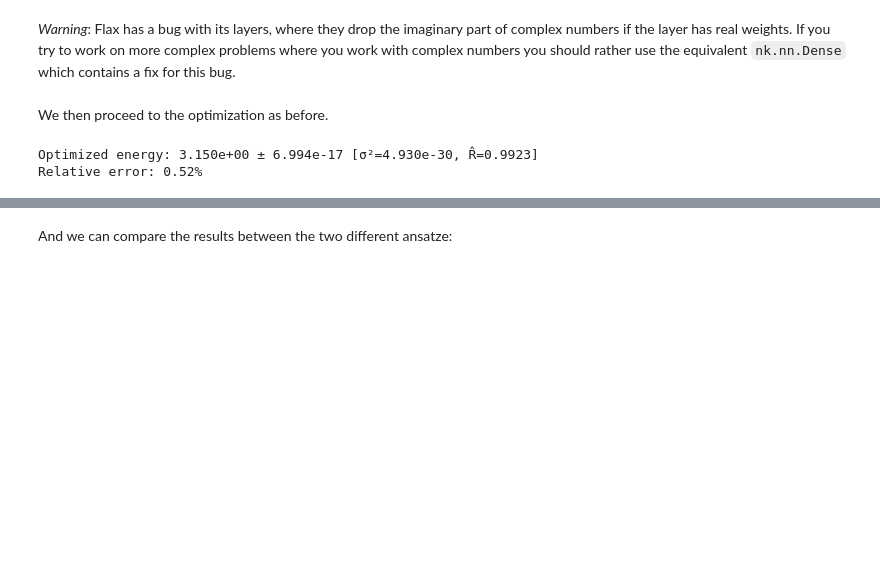
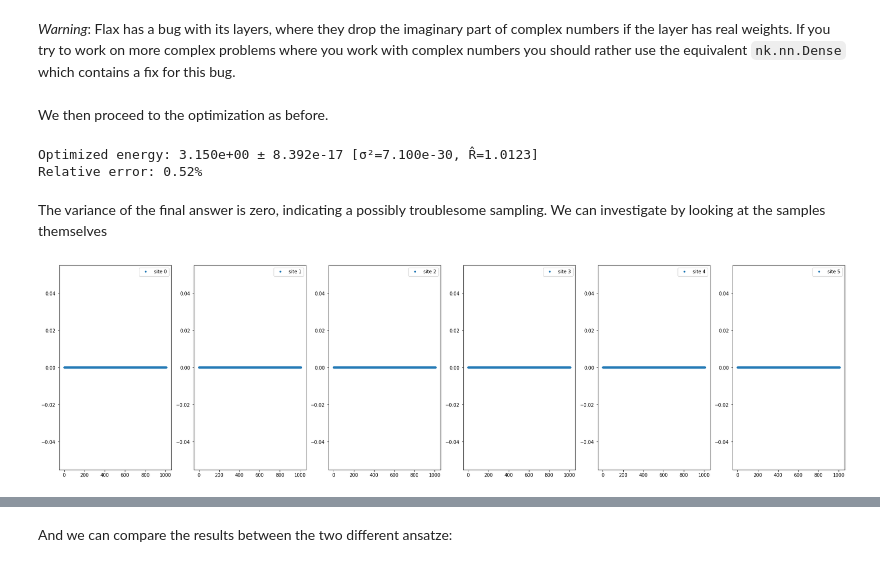
Before and after one commit to erinaldi/bmn2-netket, a Jupyter notebook: notebooks/MatrixModel.ipynb, the cells around one changed output, grey strips where cells are left out. Saved outputs shown, nothing was run; the diff lists cells and outputs as text; code cells hidden in the pictures; blank space fills up the shorter version.

```diff
--- a/notebooks/MatrixModel.ipynb
+++ b/notebooks/MatrixModel.ipynb
@@ -505,19 +563,30 @@ problems where you work with complex numbers you should rather use the equivalen
 # %% [markdown]
 We then proceed to the optimization as before.
 # %%
-optimizer = nk.optimizer.Sgd(learning_rate=0.1)
+optimizer = nk.optimizer.Sgd(learning_rate=0.01)
 preconditioner = nk.optimizer.SR(diag_shift=0.1)
 
 # Notice the use, again of Stochastic Reconfiguration, which considerably improves the optimisation
-gs = nk.driver.VMC(H, optimizer, variational_state=vstate,preconditioner=preconditioner)
+gs = nk.driver.VMC(
+    H, optimizer, variational_state=vstate, preconditioner=preconditioner
+)
 
 # logging and running
-log=nk.logging.RuntimeLog()
-gs.run(n_iter=300,out=log)
+log = nk.logging.RuntimeLog()
+gs.run(n_iter=3000, out=log)
 
-ffn_energy=vstate.expect(H)
-error=abs((ffn_energy.mean-eig_vals[0])/eig_vals[0])
+ffn_energy = vstate.expect(H)
+error = abs((ffn_energy.mean - eig_vals[0]) / eig_vals[0])
 print(f"Optimized energy: {ffn_energy} \nRelative error: {error*100:.2f}%")
 # %% [output]
-Optimized energy: 3.150e+00 ± 6.994e-17 [σ²=4.930e-30, R̂=0.9923]
+Optimized energy: 3.150e+00 ± 8.392e-17 [σ²=7.100e-30, R̂=1.0123]
 Relative error: 0.52%
+# %% [markdown]
+The variance of the final answer is zero, indicating a possibly troublesome sampling. We can investigate by looking at the samples themselves
+# %%
+fig, ax = plt.subplots(ncols=N,figsize=(30,8))
+for i,axi in enumerate(ax):
+    axi.plot(vstate.samples[:,:,i].flatten(), '.', label=f"site {i}")
+    axi.legend()
+# %% [output]
+[figure, added]
```
Also changed, not shown: parts of 23 cells of this notebook.
